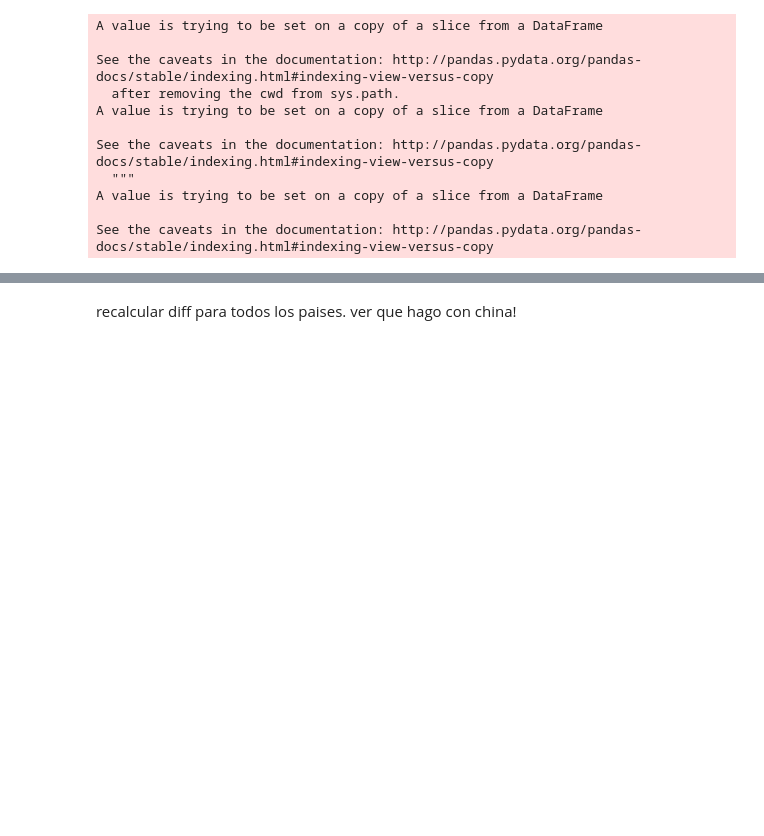
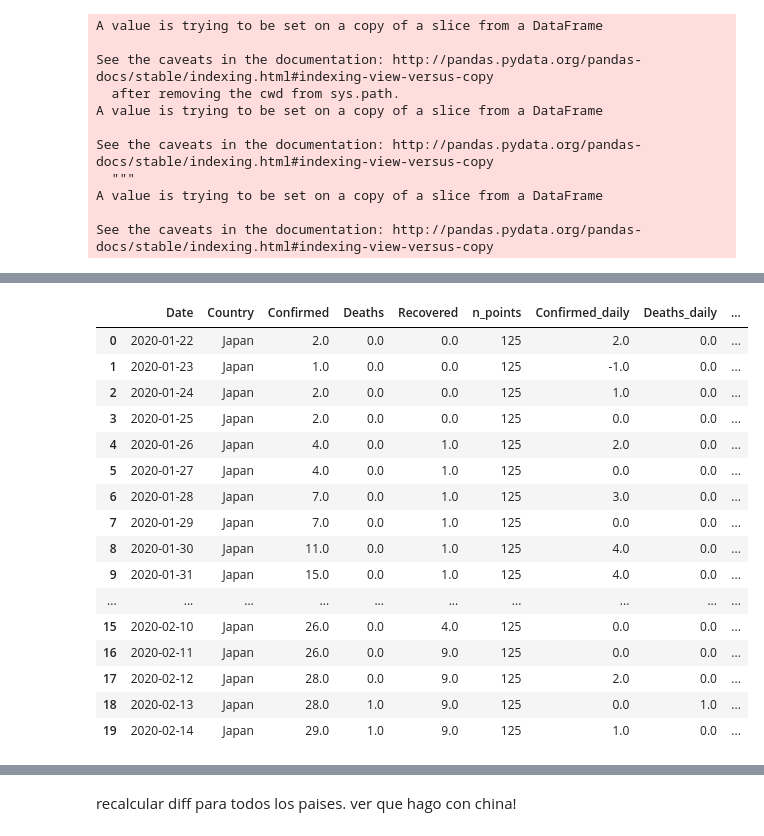
Before and after one commit to cnegrelli/COVID_19, a Jupyter notebook: csse_covid_19_data/csse_covid_19_daily_reports/COVID-19.ipynb, the cells around one changed output, grey strips where cells are left out. Saved outputs shown, nothing was run; the diff lists cells and outputs as text; code cells hidden in the pictures; blank space fills up the shorter version.

Commit message:
Daily cases cleaned for countries starting with J

```diff
--- a/csse_covid_19_data/csse_covid_19_daily_reports/COVID-19.ipynb
+++ b/csse_covid_19_data/csse_covid_19_daily_reports/COVID-19.ipynb
@@ -2717,0 +2734,3 @@ See the caveats in the documentation: http://pandas.pydata.org/pandas-docs/stabl
+# %%
+d['Jamaica'] = clean_row(d['Jamaica'], [7])
+d['Jamaica'] = start_row(d['Jamaica'], 3)
@@ -2717,0 +2755,20 @@ See the caveats in the documentation: http://pandas.pydata.org/pandas-docs/stabl
+# %%
+d['Japan'][:20]
+# %% [output]
+|  | Date | Country | Confirmed | Deaths | Recovered | n_points | Confirmed_daily | Deaths_daily | ... |
+| 0 | 2020-01-22 | Japan | 2.0 | 0.0 | 0.0 | 125 | 2.0 | 0.0 | ... |
+| 1 | 2020-01-23 | Japan | 1.0 | 0.0 | 0.0 | 125 | -1.0 | 0.0 | ... |
+| 2 | 2020-01-24 | Japan | 2.0 | 0.0 | 0.0 | 125 | 1.0 | 0.0 | ... |
+| 3 | 2020-01-25 | Japan | 2.0 | 0.0 | 0.0 | 125 | 0.0 | 0.0 | ... |
+| 4 | 2020-01-26 | Japan | 4.0 | 0.0 | 1.0 | 125 | 2.0 | 0.0 | ... |
+| 5 | 2020-01-27 | Japan | 4.0 | 0.0 | 1.0 | 125 | 0.0 | 0.0 | ... |
+| 6 | 2020-01-28 | Japan | 7.0 | 0.0 | 1.0 | 125 | 3.0 | 0.0 | ... |
+| 7 | 2020-01-29 | Japan | 7.0 | 0.0 | 1.0 | 125 | 0.0 | 0.0 | ... |
+| 8 | 2020-01-30 | Japan | 11.0 | 0.0 | 1.0 | 125 | 4.0 | 0.0 | ... |
+| 9 | 2020-01-31 | Japan | 15.0 | 0.0 | 1.0 | 125 | 4.0 | 0.0 | ... |
+| ... | ... | ... | ... | ... | ... | ... | ... | ... | ... |
+| 15 | 2020-02-10 | Japan | 26.0 | 0.0 | 4.0 | 125 | 0.0 | 0.0 | ... |
+| 16 | 2020-02-11 | Japan | 26.0 | 0.0 | 9.0 | 125 | 0.0 | 0.0 | ... |
+| 17 | 2020-02-12 | Japan | 28.0 | 0.0 | 9.0 | 125 | 2.0 | 0.0 | ... |
+| 18 | 2020-02-13 | Japan | 28.0 | 1.0 | 9.0 | 125 | 0.0 | 1.0 | ... |
+| 19 | 2020-02-14 | Japan | 29.0 | 1.0 | 9.0 | 125 | 1.0 | 0.0 | ... |
```
Also changed, not shown: parts of 6 cells of this notebook.
